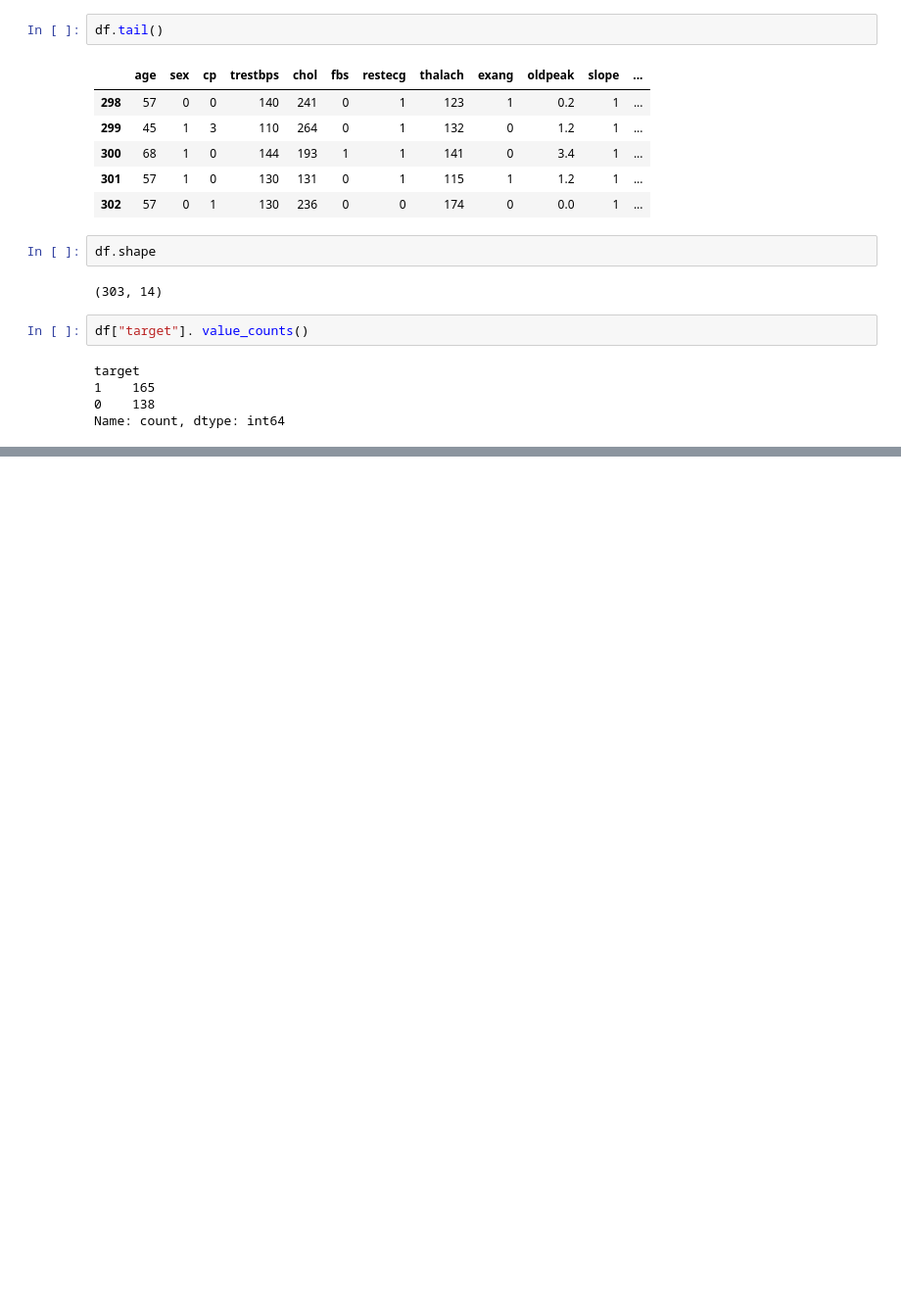
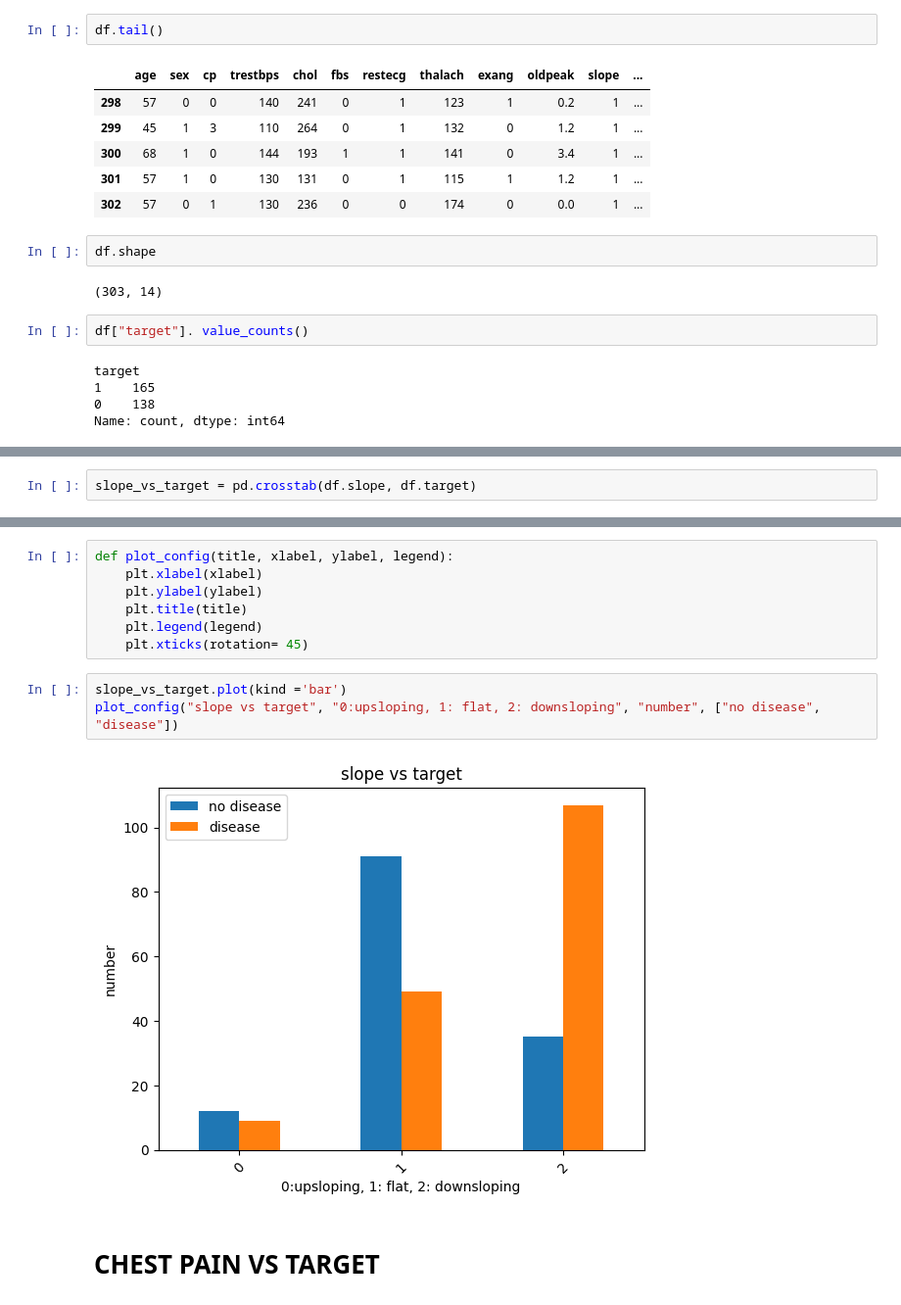
Before and after one commit to Augah2001/Heart-Disease-prediction, a Jupyter notebook: MILESTONE 1.ipynb, the cells around one changed output, grey strips where cells are left out. Shown at 98% size. Cells and saved outputs as stored; diff of their text form; blank space fills up the shorter version.

```diff
--- a/MILESTONE 1.ipynb
+++ b/MILESTONE 1.ipynb
@@ -68,0 +229,2 @@ Name: count, dtype: int64
+# %%
+slope_vs_target = pd.crosstab(df.slope, df.target)
@@ -68,0 +239,14 @@ Name: count, dtype: int64
+# %%
+def plot_config(title, xlabel, ylabel, legend):
+    plt.xlabel(xlabel)
+    plt.ylabel(ylabel)
+    plt.title(title)
+    plt.legend(legend)
+    plt.xticks(rotation= 45)
+# %%
+slope_vs_target.plot(kind ='bar')
+plot_config("slope vs target", "0:upsloping, 1: flat, 2: downsloping", "number", ["no disease", "disease"])
+# %% [output]
+[figure, added]
+# %% [markdown]
+# CHEST PAIN VS TARGET
```
Also changed, not shown: parts of 25 cells of this notebook, 1 other file.
